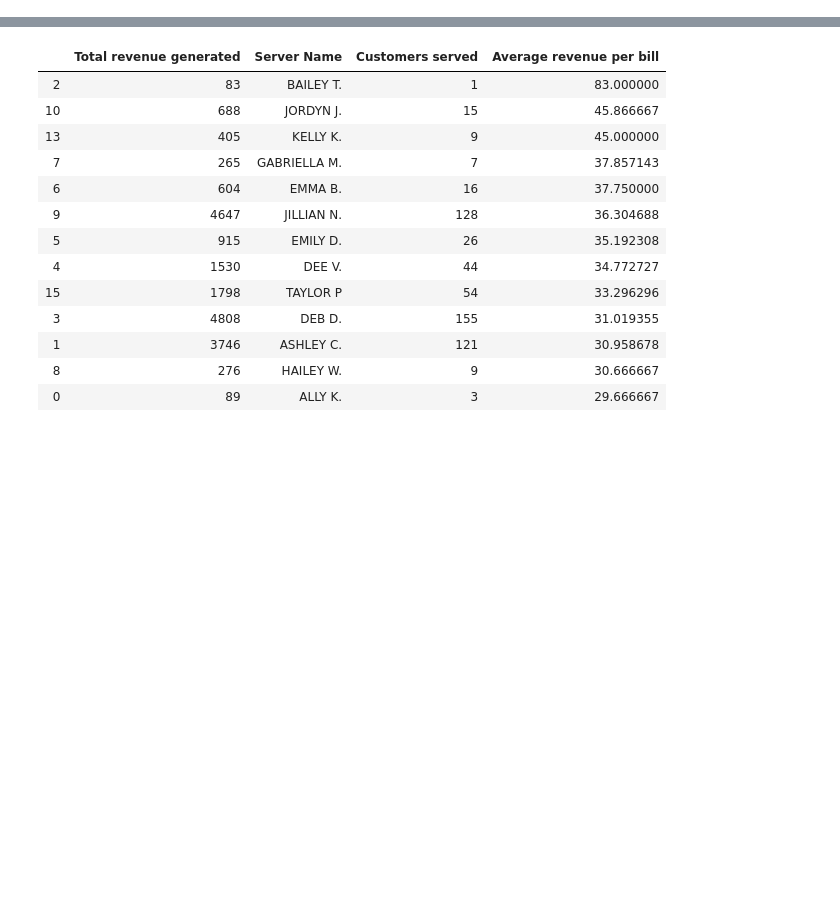
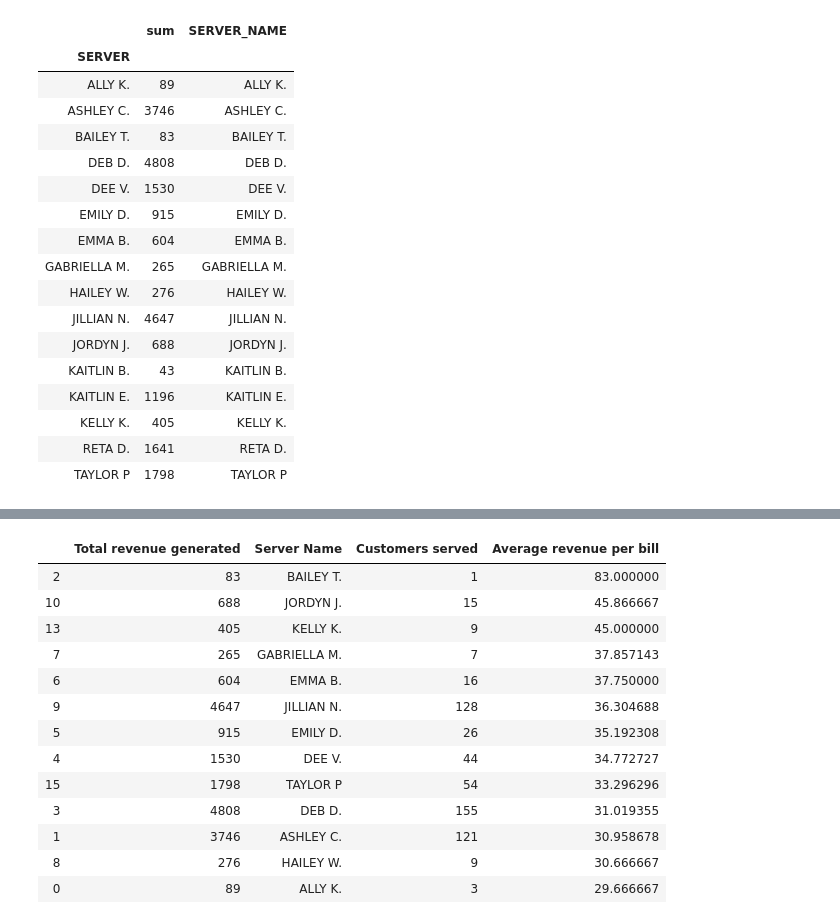
Before and after one commit to RohitBhalerao/Collaboration-Project, a Jupyter notebook: Rohit - Server performances.ipynb, the cells around one changed output, grey strips where cells are left out. Cells and saved outputs as stored; diff of their text form; code cells hidden in the pictures; blank space fills up the shorter version.

```diff
--- a/Rohit - Server performances.ipynb
+++ b/Rohit - Server performances.ipynb
@@ -24,8 +69,27 @@ group2 = df2.groupby('SERVER')
 df5 = group2['TOTAL'].agg([np.sum])
 # %%
 df5['SERVER_NAME'] = df5.index
-
+df5
 #Server and total bill revenue generated by the server#
+# %% [output]
+|  | sum | SERVER_NAME |
+| SERVER |  |  |
+| ALLY K. | 89 | ALLY K. |
+| ASHLEY C. | 3746 | ASHLEY C. |
+| BAILEY T. | 83 | BAILEY T. |
+| DEB D. | 4808 | DEB D. |
+| DEE V. | 1530 | DEE V. |
+| EMILY D. | 915 | EMILY D. |
+| EMMA B. | 604 | EMMA B. |
+| GABRIELLA M. | 265 | GABRIELLA M. |
+| HAILEY W. | 276 | HAILEY W. |
+| JILLIAN N. | 4647 | JILLIAN N. |
+| JORDYN J. | 688 | JORDYN J. |
+| KAITLIN B. | 43 | KAITLIN B. |
+| KAITLIN E. | 1196 | KAITLIN E. |
+| KELLY K. | 405 | KELLY K. |
+| RETA D. | 1641 | RETA D. |
+| TAYLOR P | 1798 | TAYLOR P |
 # %%
 df6 = df4['SERVER'].value_counts()
 df6.columns = ['server_name','num_of_bills']
```
Also changed, not shown: parts of 11 cells of this notebook, 11 other files.
